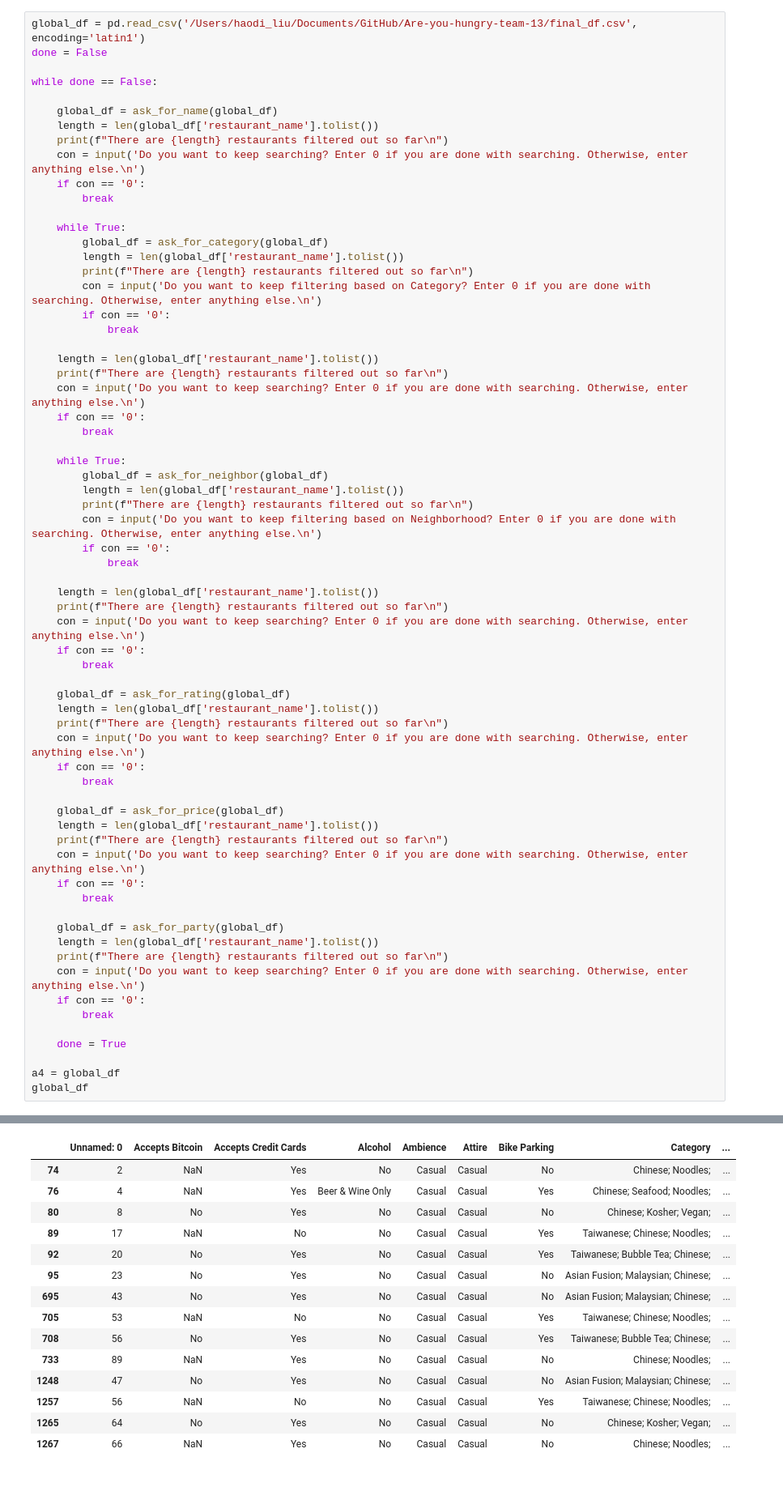
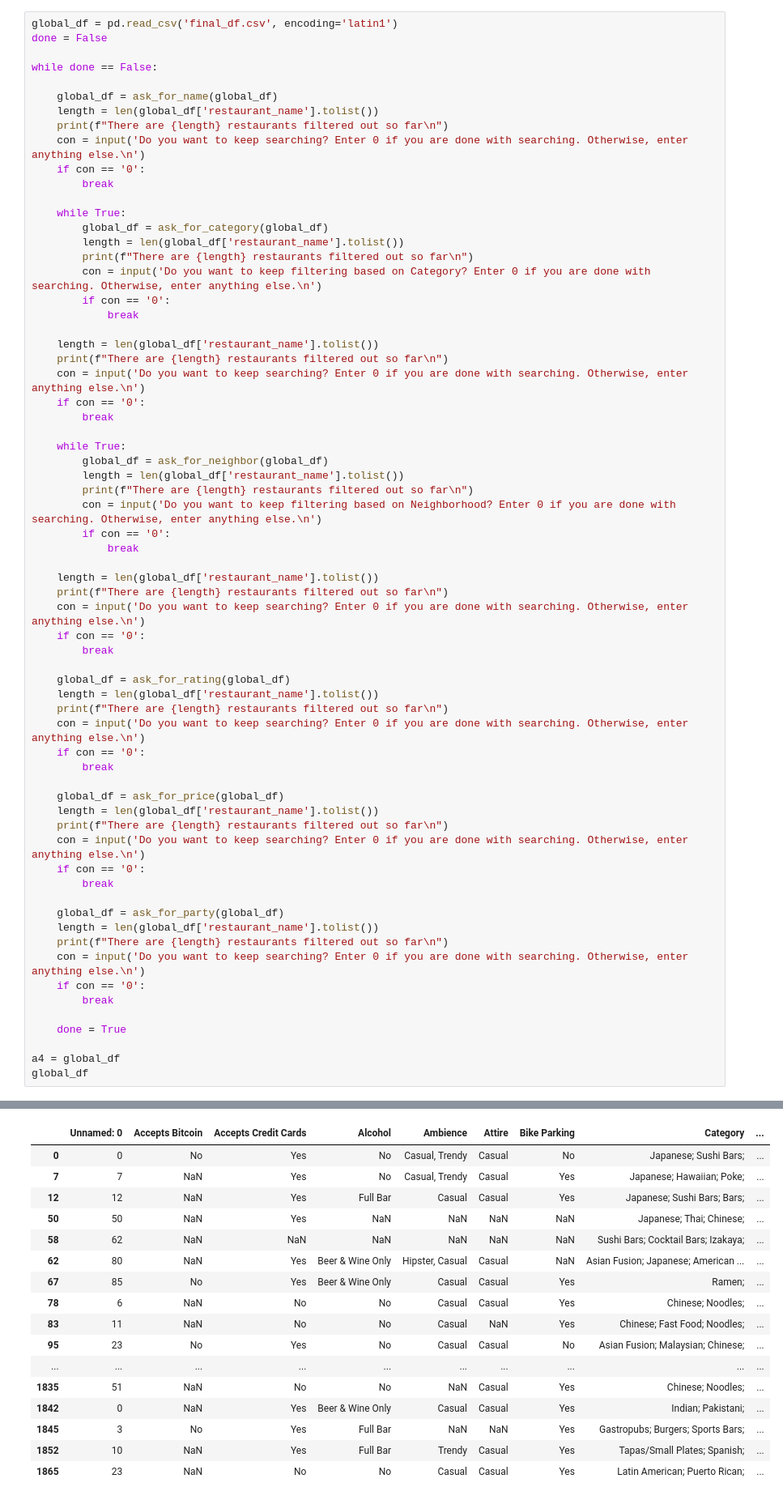
Before and after one commit to yeahgo/Are-you-hungry-team-13, a Jupyter notebook: Project are you hungry team 13.ipynb, the cells around one changed output, grey strips where cells are left out. Shown at 81% size. Cells and saved outputs as stored; diff of their text form.

```diff
--- a/Project are you hungry team 13.ipynb
+++ b/Project are you hungry team 13.ipynb
@@ -403,5 +445,5 @@ ask_for_neighbor(pd.read_csv('/Users/haodi_liu/Documents/GitHub/Are-you-hungry-t
 # %%
-global_df = pd.read_csv('/Users/haodi_liu/Documents/GitHub/Are-you-hungry-team-13/final_df.csv', encoding='latin1')
+global_df = pd.read_csv('final_df.csv', encoding='latin1')
 done = False
 
 while done == False:
@@ -487,15 +520,17 @@ as
 |  | Unnamed: 0 | Accepts Bitcoin | Accepts Credit Cards | Alcohol | Ambience | Attire | Bike Parking | Category | ... |
-| 74 | 2 | NaN | Yes | No | Casual | Casual | No | Chinese; Noodles; | ... |
-| 76 | 4 | NaN | Yes | Beer & Wine Only | Casual | Casual | Yes | Chinese; Seafood; Noodles; | ... |
-| 80 | 8 | No | Yes | No | Casual | Casual | No | Chinese; Kosher; Vegan; | ... |
-| 89 | 17 | NaN | No | No | Casual | Casual | Yes | Taiwanese; Chinese; Noodles; | ... |
-| 92 | 20 | No | Yes | No | Casual | Casual | Yes | Taiwanese; Bubble Tea; Chinese; | ... |
+| 0 | 0 | No | Yes | No | Casual, Trendy | Casual | No | Japanese; Sushi Bars; | ... |
+| 7 | 7 | NaN | Yes | No | Casual, Trendy | Casual | Yes | Japanese; Hawaiian; Poke; | ... |
+| 12 | 12 | NaN | Yes | Full Bar | Casual | Casual | Yes | Japanese; Sushi Bars; Bars; | ... |
+| 50 | 50 | NaN | Yes | NaN | NaN | NaN | NaN | Japanese; Thai; Chinese; | ... |
+| 58 | 62 | NaN | NaN | NaN | NaN | NaN | NaN | Sushi Bars; Cocktail Bars; Izakaya; | ... |
+| 62 | 80 | NaN | Yes | Beer & Wine Only | Hipster, Casual | Casual | NaN | Asian Fusion; Japanese; American ... | ... |
+| 67 | 85 | No | Yes | Beer & Wine Only | Casual | Casual | Yes | Ramen; | ... |
+| 78 | 6 | NaN | No | No | Casual | Casual | Yes | Chinese; Noodles; | ... |
+| 83 | 11 | NaN | No | No | Casual | NaN | Yes | Chinese; Fast Food; Noodles; | ... |
 | 95 | 23 | No | Yes | No | Casual | Casual | No | Asian Fusion; Malaysian; Chinese; | ... |
-| 695 | 43 | No | Yes | No | Casual | Casual | No | Asian Fusion; Malaysian; Chinese; | ... |
-| 705 | 53 | NaN | No | No | Casual | Casual | Yes | Taiwanese; Chinese; Noodles; | ... |
-| 708 | 56 | No | Yes | No | Casual | Casual | Yes | Taiwanese; Bubble Tea; Chinese; | ... |
-| 733 | 89 | NaN | Yes | No | Casual | Casual | No | Chinese; Noodles; | ... |
-| 1248 | 47 | No | Yes | No | Casual | Casual | No | Asian Fusion; Malaysian; Chinese; | ... |
-| 1257 | 56 | NaN | No | No | Casual | Casual | Yes | Taiwanese; Chinese; Noodles; | ... |
-| 1265 | 64 | No | Yes | No | Casual | Casual | No | Chinese; Kosher; Vegan; | ... |
-| 1267 | 66 | NaN | Yes | No | Casual | Casual | No | Chinese; Noodles; | ... |
+| ... | ... | ... | ... | ... | ... | ... | ... | ... | ... |
+| 1835 | 51 | NaN | No | No | NaN | Casual | Yes | Chinese; Noodles; | ... |
+| 1842 | 0 | NaN | Yes | Beer & Wine Only | Casual | Casual | Yes | Indian; Pakistani; | ... |
+| 1845 | 3 | No | Yes | Full Bar | NaN | NaN | Yes | Gastropubs; Burgers; Sports Bars; | ... |
+| 1852 | 10 | NaN | Yes | Full Bar | Trendy | Casual | Yes | Tapas/Small Plates; Spanish; | ... |
+| 1865 | 23 | NaN | No | No | Casual | Casual | Yes | Latin American; Puerto Rican; | ... |
```
Also changed, not shown: parts of 7 cells of this notebook.
